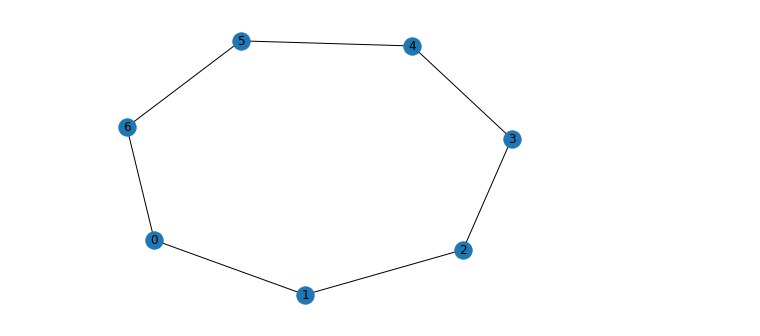
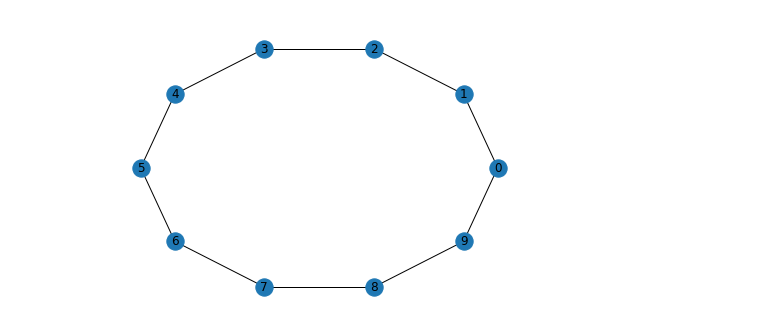
Before and after one commit to rahollis/rahollis.github.io, a Jupyter notebook: _static/week9_in_class.ipynb, the cells around one changed output. Drawn from its saved outputs; the diff is of its cells as text; code cells hidden in the pictures.

```diff
--- a/_static/week9_in_class.ipynb
+++ b/_static/week9_in_class.ipynb
@@ -75,4 +93,5 @@ def cycle(k):
-# %%
-nx.draw(cycle(7),with_labels=True)
-# %% [output]
-[figure, removed]
+# %%
+C = CycleNetwork(10)
+nx.draw(C,pos=nx.circular_layout(C),with_labels=True)
+# %% [output]
+[figure, added]
```
Also changed, not shown: parts of 52 cells of this notebook, 21 other files.
